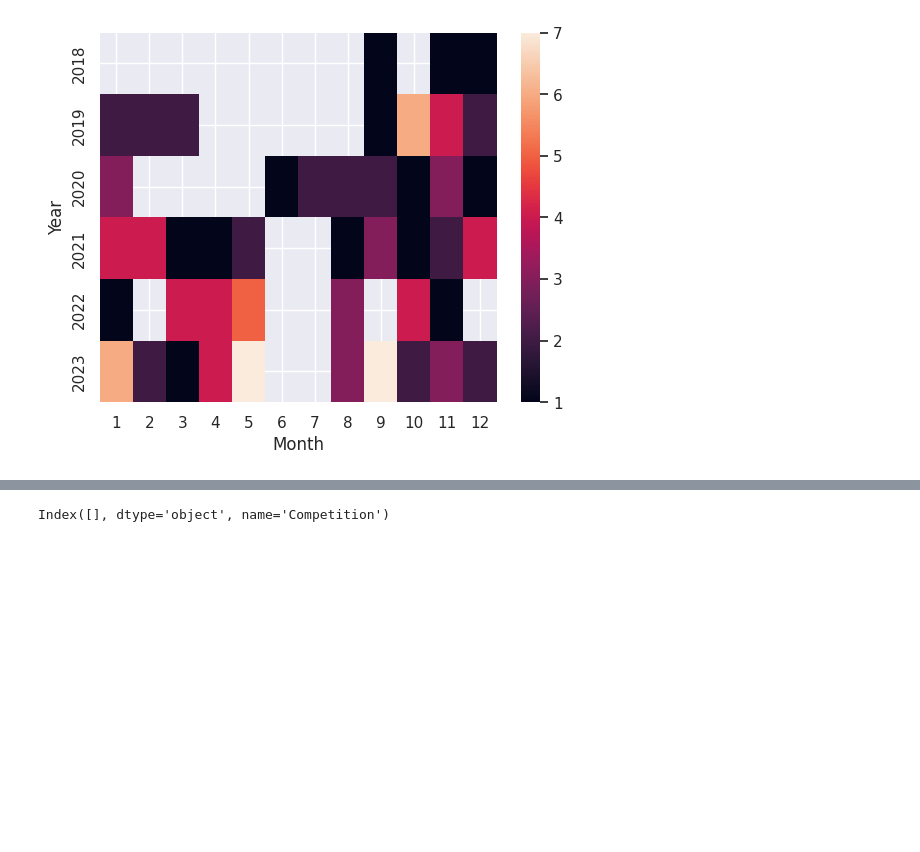
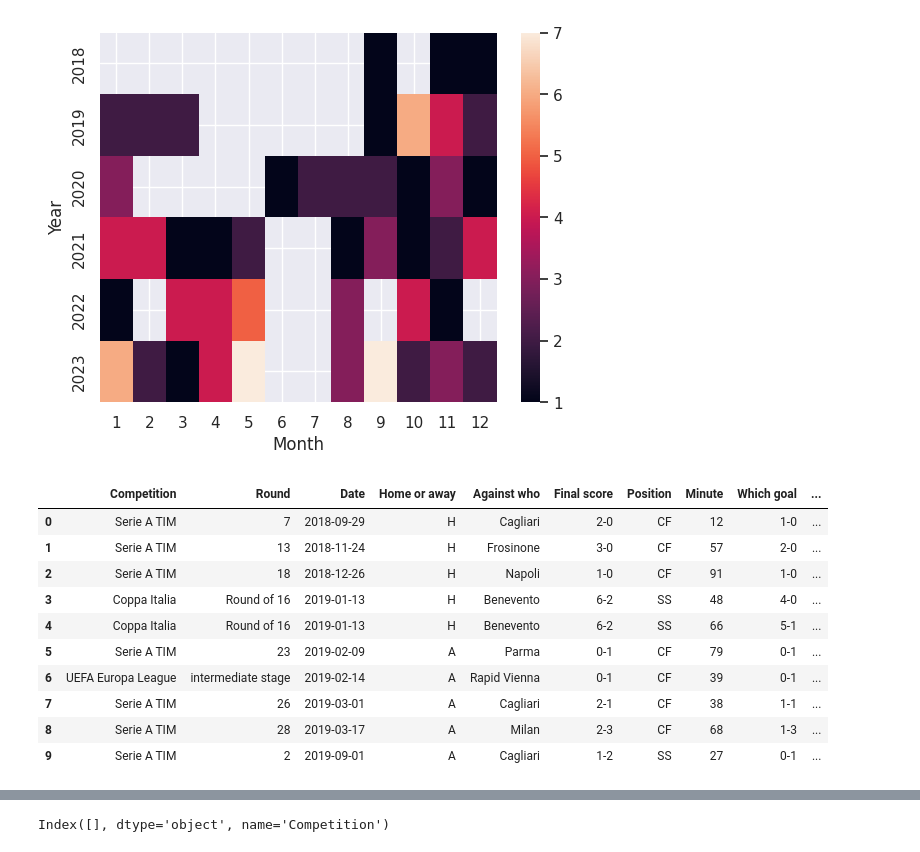
Before and after one commit to guilhermelaviola/GoalAnalysis, a Jupyter notebook: LautaroInterGoals.ipynb, the cells around one changed output, grey strips where cells are left out. Cells and saved outputs as stored; diff of their text form; code cells hidden in the pictures; blank space fills up the shorter version.

```diff
--- a/LautaroInterGoals.ipynb
+++ b/LautaroInterGoals.ipynb
@@ -163,3 +163,25 @@ sns.heatmap(corr, annot = False)
 # %% [output]
 <Axes: xlabel='Month', ylabel='Year'>
 [figure]
+# %%
+def scored_in_first_or_second_half(timing):
+  if timing < 45:
+    result = 'First half'
+  else:
+    result = 'Second half'
+  return result
+
+df['First or Second Half'] = df['Minute'].apply(scored_in_first_or_second_half)
+df.head(10)
+# %% [output]
+|  | Competition | Round | Date | Home or away | Against who | Final score | Position | Minute | Which goal | ... |
+| 0 | Serie A TIM | 7 | 2018-09-29 | H | Cagliari | 2-0 | CF | 12 | 1-0 | ... |
+| 1 | Serie A TIM | 13 | 2018-11-24 | H | Frosinone | 3-0 | CF | 57 | 2-0 | ... |
+| 2 | Serie A TIM | 18 | 2018-12-26 | H | Napoli | 1-0 | CF | 91 | 1-0 | ... |
+| 3 | Coppa Italia | Round of 16 | 2019-01-13 | H | Benevento | 6-2 | SS | 48 | 4-0 | ... |
+| 4 | Coppa Italia | Round of 16 | 2019-01-13 | H | Benevento | 6-2 | SS | 66 | 5-1 | ... |
+| 5 | Serie A TIM | 23 | 2019-02-09 | A | Parma | 0-1 | CF | 79 | 0-1 | ... |
+| 6 | UEFA Europa League | intermediate stage | 2019-02-14 | A | Rapid Vienna | 0-1 | CF | 39 | 0-1 | ... |
+| 7 | Serie A TIM | 26 | 2019-03-01 | A | Cagliari | 2-1 | CF | 38 | 1-1 | ... |
+| 8 | Serie A TIM | 28 | 2019-03-17 | A | Milan | 2-3 | CF | 68 | 1-3 | ... |
+| 9 | Serie A TIM | 2 | 2019-09-01 | A | Cagliari | 1-2 | SS | 27 | 0-1 | ... |
```
Also changed, not shown: parts of 4 cells of this notebook.
